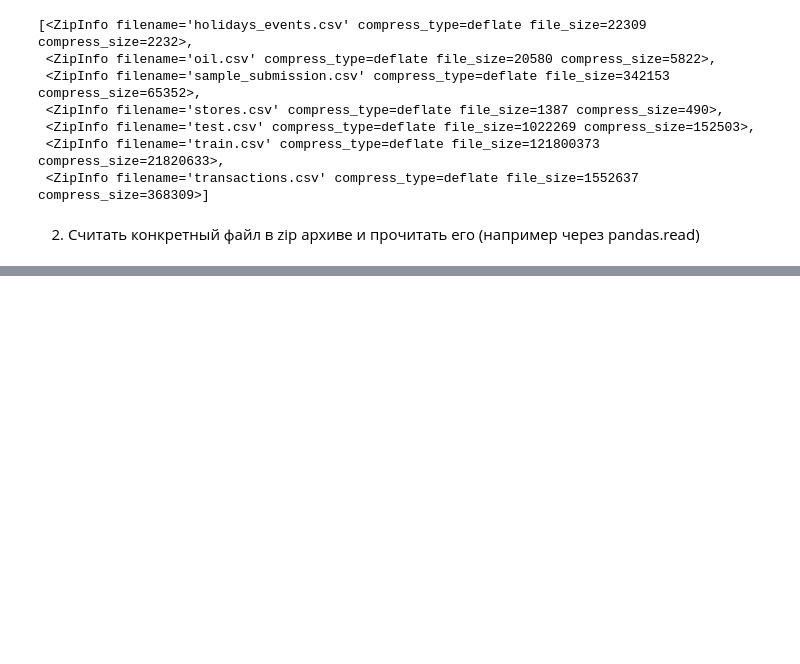
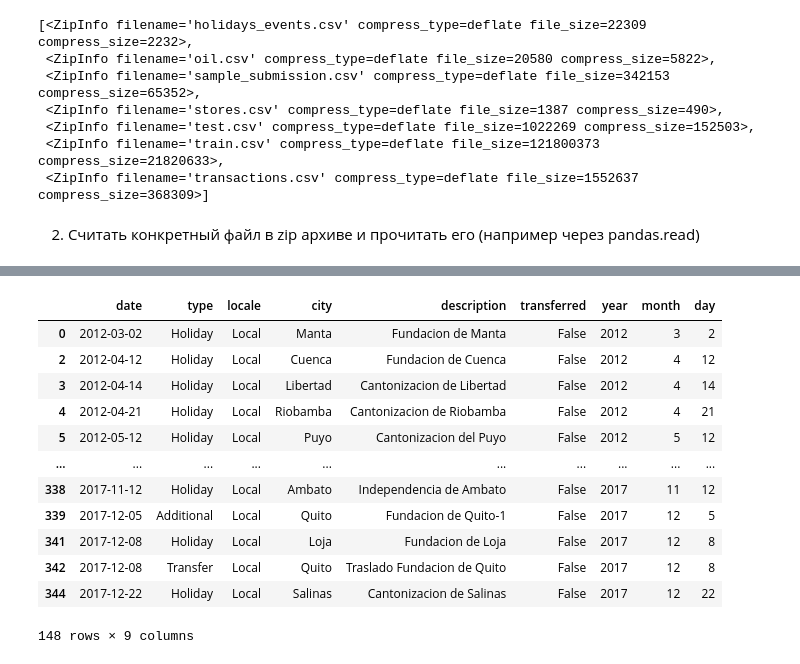
Before and after one commit to anthonypotekhin/kaggle, a Jupyter notebook: store_sales.ipynb, the cells around one changed output, grey strips where cells are left out. Drawn from its saved outputs; the diff is of its cells as text; code cells hidden in the pictures; blank space fills up the shorter version.

```diff
--- a/store_sales.ipynb
+++ b/store_sales.ipynb
@@ -47,0 +147,15 @@ train
+# %%
+# нерабочие для городов (148 дней за все годы)
+
+holidays_for_cities = holiday_df[holiday_df.locale == 'Local'].\
+    query("transferred == False").\
+    query("type != 'Work Day' ")
+
+holidays_for_cities['workday'] = holidays_for_cities.transferred.map(int)
+
+
+holidays_for_cities.head()
+
+
+# здесь дубликаты дат нельзя удалять, потому что эти даты могут быть праздничными сразу для двух городов,
+# а значит для не скольких магазинов
@@ -47,0 +257,16 @@ train
+# %%
+holidays_for_cities.rename(columns={'locale_name': 'city'})
+# %% [output]
+|  | date | type | locale | city | description | transferred | year | month | day |
+| 0 | 2012-03-02 | Holiday | Local | Manta | Fundacion de Manta | False | 2012 | 3 | 2 |
+| 2 | 2012-04-12 | Holiday | Local | Cuenca | Fundacion de Cuenca | False | 2012 | 4 | 12 |
+| 3 | 2012-04-14 | Holiday | Local | Libertad | Cantonizacion de Libertad | False | 2012 | 4 | 14 |
+| 4 | 2012-04-21 | Holiday | Local | Riobamba | Cantonizacion de Riobamba | False | 2012 | 4 | 21 |
+| 5 | 2012-05-12 | Holiday | Local | Puyo | Cantonizacion del Puyo | False | 2012 | 5 | 12 |
+| ... | ... | ... | ... | ... | ... | ... | ... | ... | ... |
+| 338 | 2017-11-12 | Holiday | Local | Ambato | Independencia de Ambato | False | 2017 | 11 | 12 |
+| 339 | 2017-12-05 | Additional | Local | Quito | Fundacion de Quito-1 | False | 2017 | 12 | 5 |
+| 341 | 2017-12-08 | Holiday | Local | Loja | Fundacion de Loja | False | 2017 | 12 | 8 |
+| 342 | 2017-12-08 | Transfer | Local | Quito | Traslado Fundacion de Quito | False | 2017 | 12 | 8 |
+| 344 | 2017-12-22 | Holiday | Local | Salinas | Cantonizacion de Salinas | False | 2017 | 12 | 22 |
+148 rows × 9 columns
```
Also changed, not shown: parts of 24 cells of this notebook.
